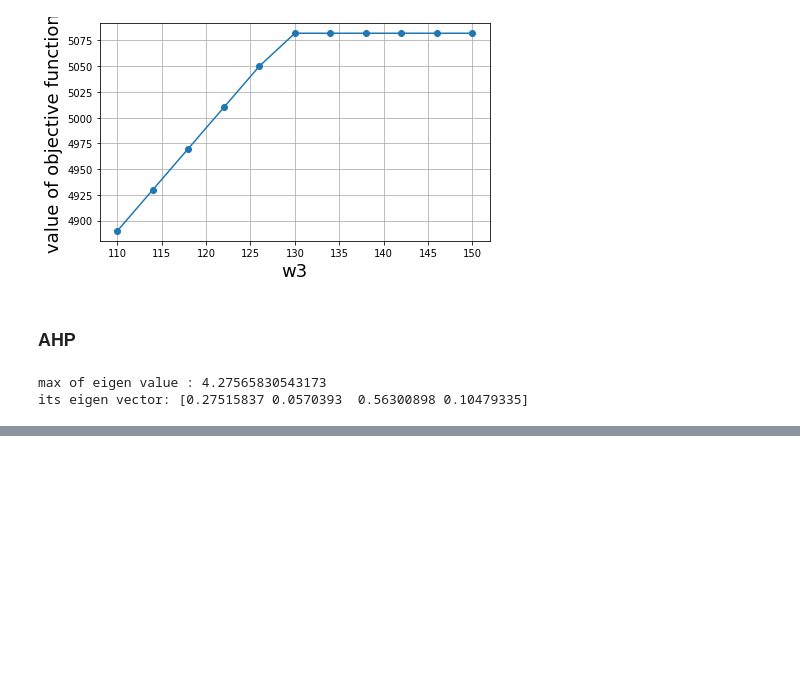
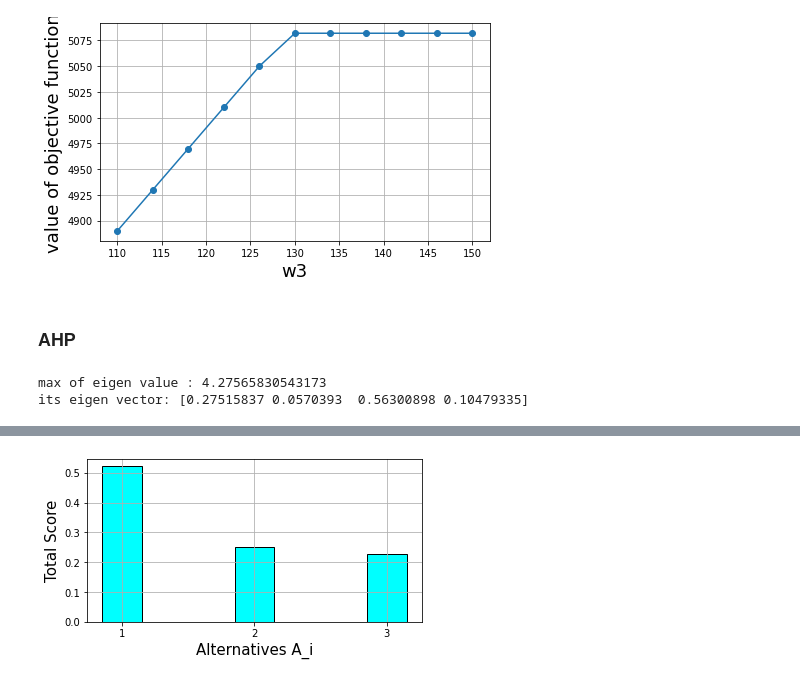
Before and after one commit to beeyan/DecisionMakingPython, a Jupyter notebook: notebook/Section5.ipynb, the cells around one changed output, grey strips where cells are left out. Cells and saved outputs as stored; diff of their text form; code cells hidden in the pictures; blank space fills up the shorter version.

```diff
--- a/notebook/Section5.ipynb
+++ b/notebook/Section5.ipynb
@@ -100,0 +166,12 @@ its eigen vector: [0.27515837 0.0570393  0.56300898 0.10479335]
+# %%
+fig = plt.subplots(figsize=(6,3))
+xtic = list(range(1,M+1))
+plt.bar(x=xtic, height=a, width=0.3, color="cyan", edgecolor="black")
+plt.xticks(xtic)
+plt.xlabel('Alternatives A_i', size=15)
+plt.ylabel('Total Score', size=15)
+plt.grid()
+#plt.savefig('fig_OR_AHP_Eigen_Weight_03.pdf', bbox_inches='tight')
+plt.show()
+# %% [output]
+[figure, added]
```
Also changed, not shown: parts of 7 cells of this notebook, 1 other file.
